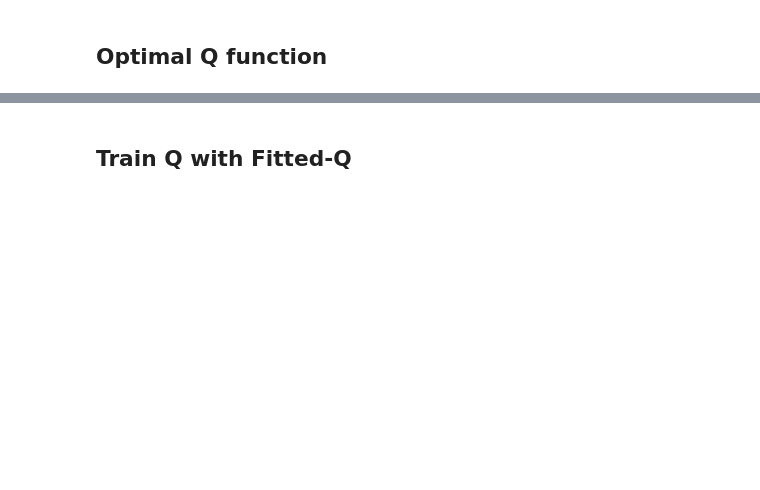
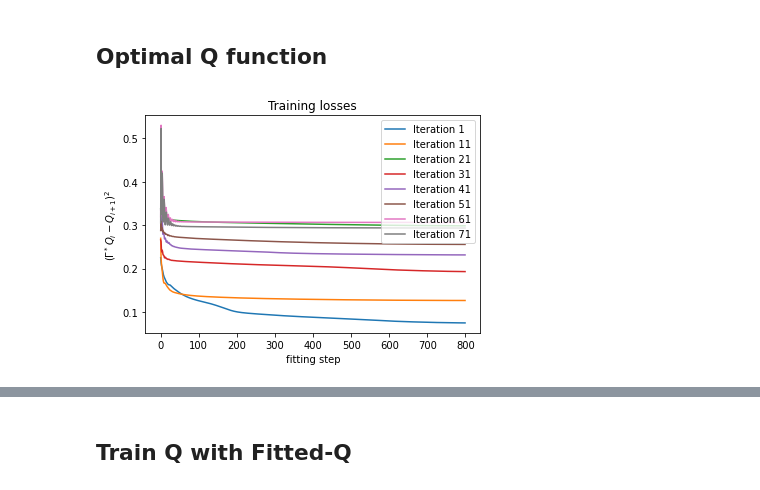
Before and after one commit to theovincent/PBO, a Jupyter notebook: pbo_car_on_hill.ipynb, the cells around one changed output, grey strips where cells are left out. Saved outputs shown, nothing was run; the diff lists cells and outputs as text; code cells hidden in the pictures; blank space fills up the shorter version.

```diff
--- a/pbo_car_on_hill.ipynb
+++ b/pbo_car_on_hill.ipynb
@@ -104,2 +105,56 @@ samples_visu_mesh.show(
 # %% [markdown]
 ## Optimal Q function
+# %%
+import matplotlib.pyplot as plt
+from tqdm.notebook import tqdm
+
+from pbo.sample_collection.dataloader import SampleDataLoader
+from pbo.networks.learnable_q import FullyConnectedQ
+
+
+max_bellman_iterations_optimal = 80
+fitting_steps_q_optimal = 800
+
+data_loader_samples = SampleDataLoader(replay_buffer, n_samples, shuffle_key)
+q_optimal = FullyConnectedQ(
+    state_dim=2,
+    action_dim=1,
+    continuous_actions=False,
+    n_actions_on_max=n_actions,
+    action_range_on_max=None,
+    gamma=gamma,
+    network_key=q_network_key,
+    random_weights_range=None,
+    random_weights_key=random_weights_key,
+    learning_rate={"first": 0.01, "last": 0.0005, "duration": fitting_steps_q_optimal},
+    layers_dimension=layers_dimension,
+    zero_initializer=True,
+)
+
+l2_losses = np.ones((max_bellman_iterations_optimal, fitting_steps_q_optimal)) * np.nan
+
+for bellman_iteration in tqdm(range(max_bellman_iterations_optimal)):
+    params_target = q_optimal.params
+    q_optimal.reset_optimizer()
+
+    for step in range(fitting_steps_q_optimal):
+        cumulative_l2_loss = 0
+
+        data_loader_samples.shuffle()
+        for batch_samples in data_loader_samples:
+            q_optimal.params, q_optimal.optimizer_state, l2_loss = q_optimal.learn_on_batch(q_optimal.params, params_target, q_optimal.optimizer_state, batch_samples)
+            cumulative_l2_loss += l2_loss
+
+        l2_losses[bellman_iteration, step] = cumulative_l2_loss
+
+
+for bellman_iteration in range(0, max_bellman_iterations_optimal, 10):
+    plt.plot(l2_losses[bellman_iteration], label=f"Iteration {bellman_iteration + 1}")
+
+plt.legend()
+plt.xlabel("fitting step")
+plt.ylabel(r"$(\Gamma^*Q_i - Q_{i +  1})^2$")
+plt.title("Training losses")
+plt.show()
+# %% [output]
+[figure, added]
```
Also changed, not shown: parts of 13 cells of this notebook, 3 other files.
